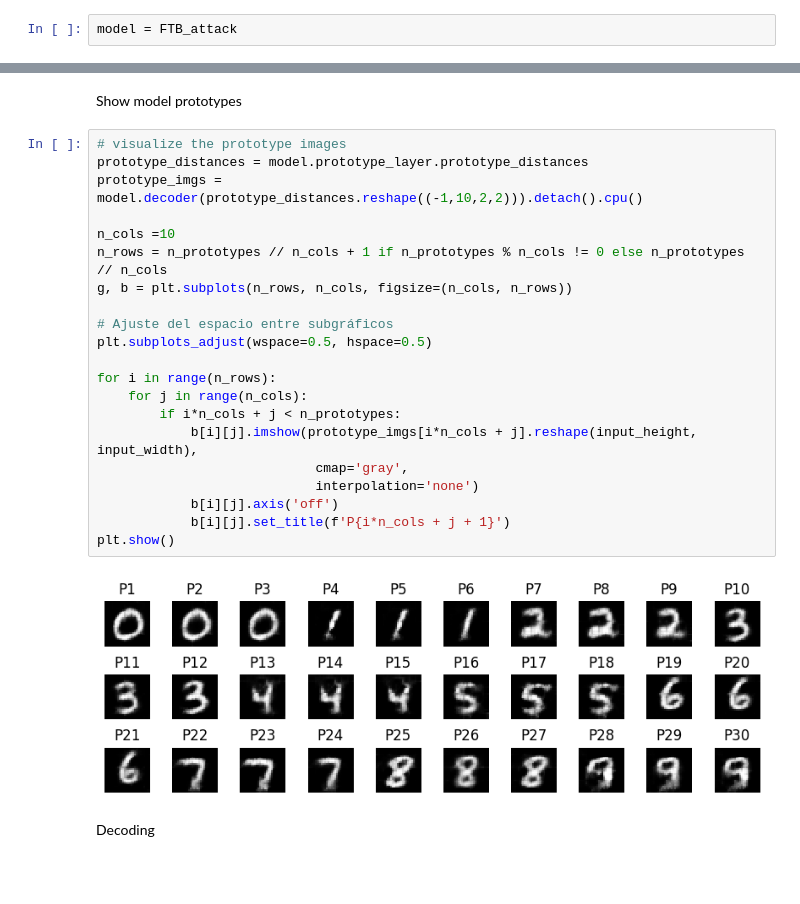
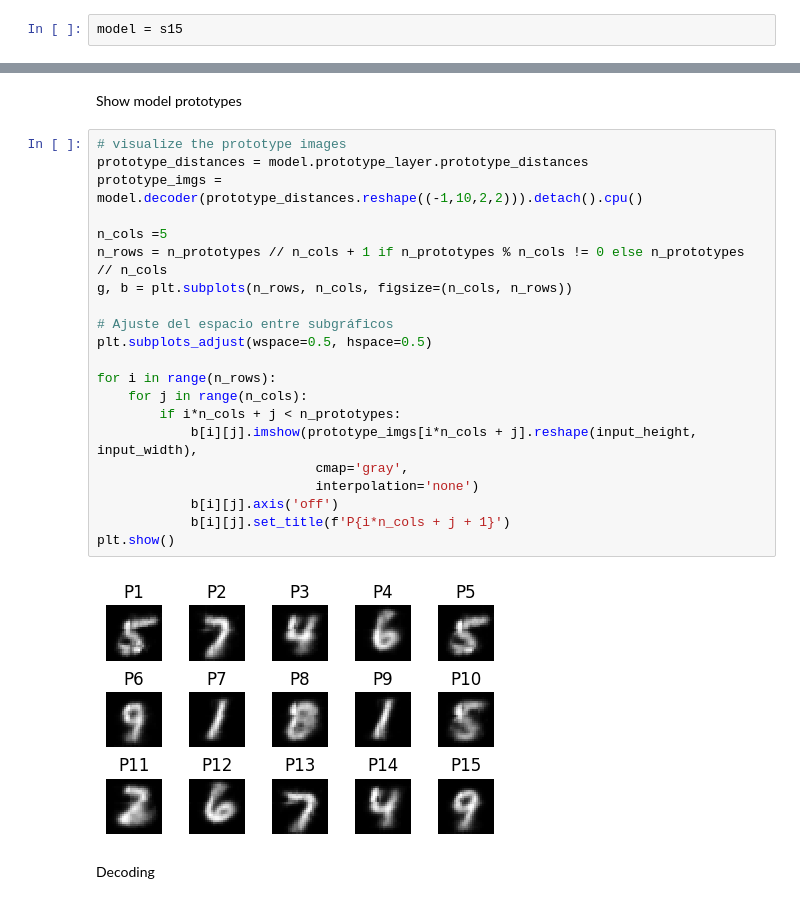
Before and after one commit to sarenales/PrototypesVulnerabilities, a Jupyter notebook: PrototypeDL_MNIST_Visualization.ipynb, the cells around one changed output, grey strips where cells are left out. Drawn from its saved outputs; the diff is of its cells as text; blank space fills up the shorter version.

```diff
--- a/PrototypeDL_MNIST_Visualization.ipynb
+++ b/PrototypeDL_MNIST_Visualization.ipynb
@@ -113,7 +113,7 @@ print("MODELS LOADED")
 # %% [output]
 MODELS LOADED
 # %%
-model = FTB_attack
+model = s15
 # %%
 n_classes = model.fc.linear.weight.size(0)
 n_prototypes = model.fc.linear.weight.size(1)
@@ -124,26 +124,26 @@ Show model prototypes
 # %%
 # visualize the prototype images
 prototype_distances = model.prototype_layer.prototype_distances
 prototype_imgs = model.decoder(prototype_distances.reshape((-1,10,2,2))).detach().cpu()
 
-n_cols =10
+n_cols =5
 n_rows = n_prototypes // n_cols + 1 if n_prototypes % n_cols != 0 else n_prototypes // n_cols
 g, b = plt.subplots(n_rows, n_cols, figsize=(n_cols, n_rows))
 
 # Ajuste del espacio entre subgráficos
 plt.subplots_adjust(wspace=0.5, hspace=0.5)
 
 for i in range(n_rows):
     for j in range(n_cols):
         if i*n_cols + j < n_prototypes:
             b[i][j].imshow(prototype_imgs[i*n_cols + j].reshape(input_height, input_width),
                             cmap='gray',
                             interpolation='none')
             b[i][j].axis('off')
             b[i][j].set_title(f'P{i*n_cols + j + 1}')
 plt.show()
 # %% [output]
-[figure, old version]
+[figure, new version]
 # %% [markdown]
 Decoding
 # %%
```
Also changed, not shown: parts of 2 cells of this notebook.
